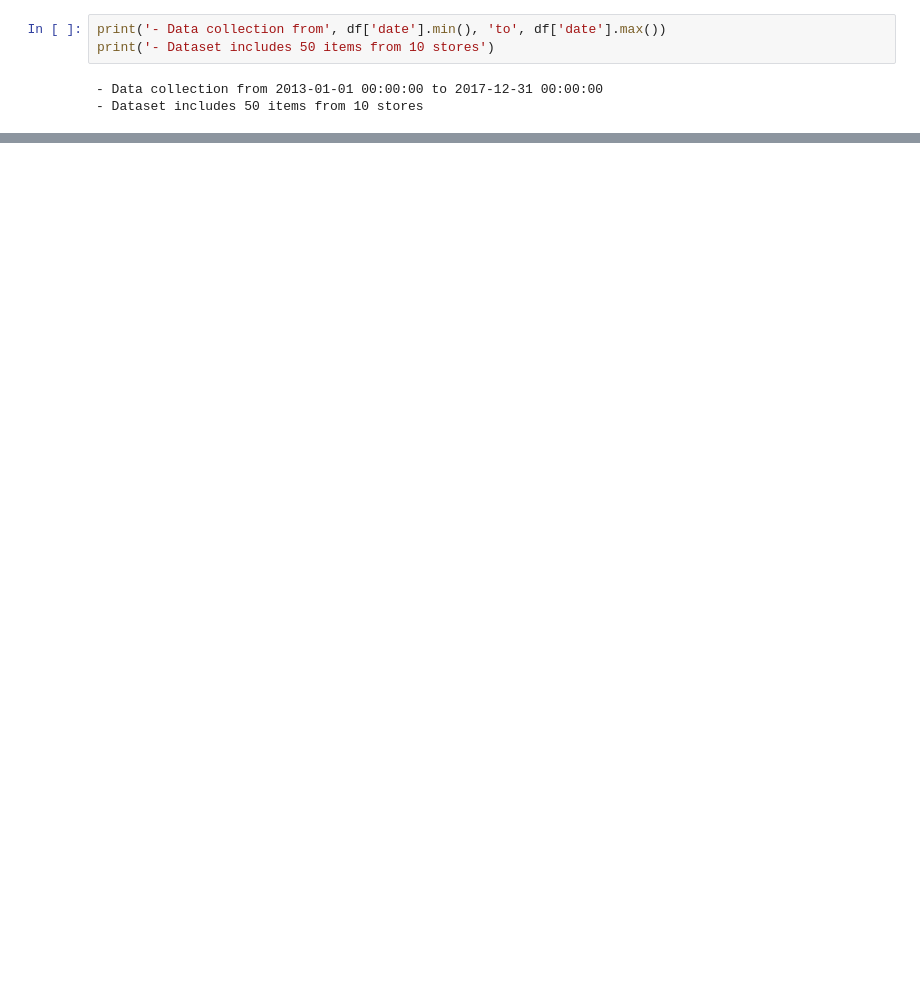
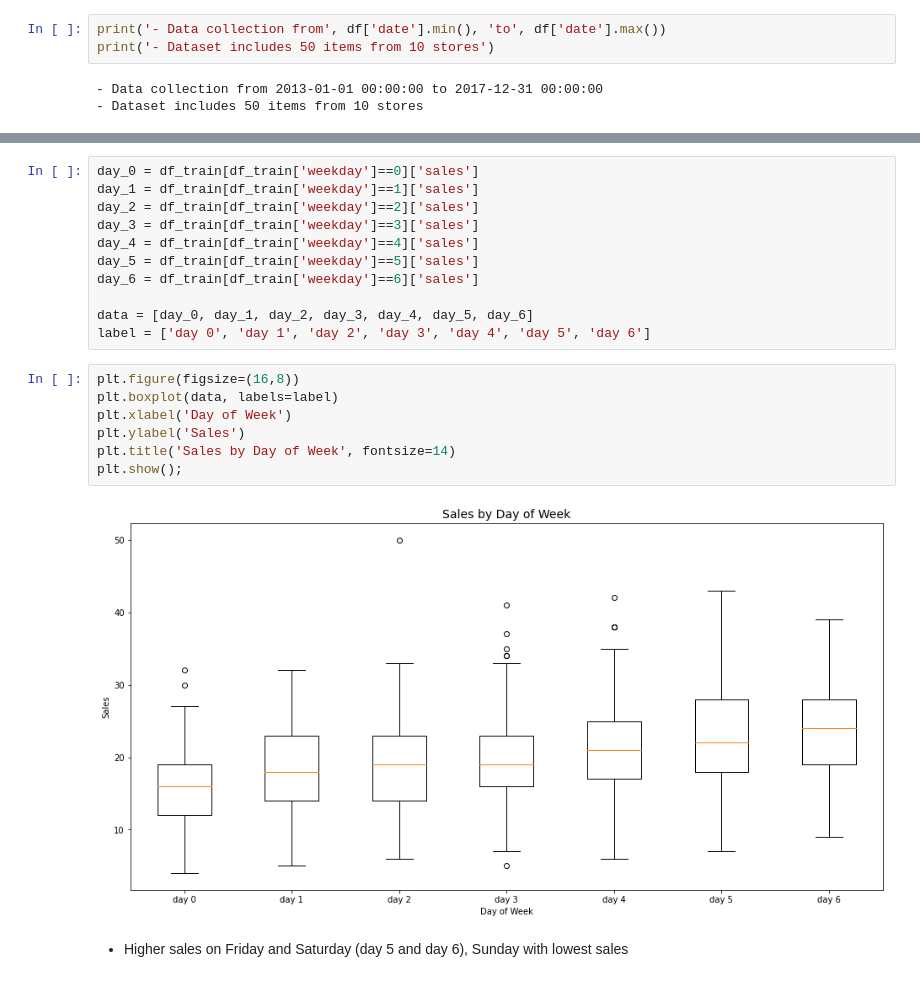
Before and after one commit to KaiFormosa/Sales_Demand_Forecast, a Jupyter notebook: Sales_Demand_Forecast.ipynb, the cells around one changed output, grey strips where cells are left out. Saved outputs shown, nothing was run; the diff lists cells and outputs as text; blank space fills up the shorter version.

```diff
--- a/Sales_Demand_Forecast.ipynb
+++ b/Sales_Demand_Forecast.ipynb
@@ -81,0 +99,22 @@ plt.show();
+# %%
+day_0 = df_train[df_train['weekday']==0]['sales']
+day_1 = df_train[df_train['weekday']==1]['sales']
+day_2 = df_train[df_train['weekday']==2]['sales']
+day_3 = df_train[df_train['weekday']==3]['sales']
+day_4 = df_train[df_train['weekday']==4]['sales']
+day_5 = df_train[df_train['weekday']==5]['sales']
+day_6 = df_train[df_train['weekday']==6]['sales']
+
+data = [day_0, day_1, day_2, day_3, day_4, day_5, day_6]
+label = ['day 0', 'day 1', 'day 2', 'day 3', 'day 4', 'day 5', 'day 6']
+# %%
+plt.figure(figsize=(16,8))
+plt.boxplot(data, labels=label)
+plt.xlabel('Day of Week')
+plt.ylabel('Sales')
+plt.title('Sales by Day of Week', fontsize=14)
+plt.show();
+# %% [output]
+[figure, added]
+# %% [markdown]
+- Higher sales on Friday and Saturday (day 5 and day 6), Sunday with lowest sales
```
Also changed, not shown: parts of 8 cells of this notebook.
